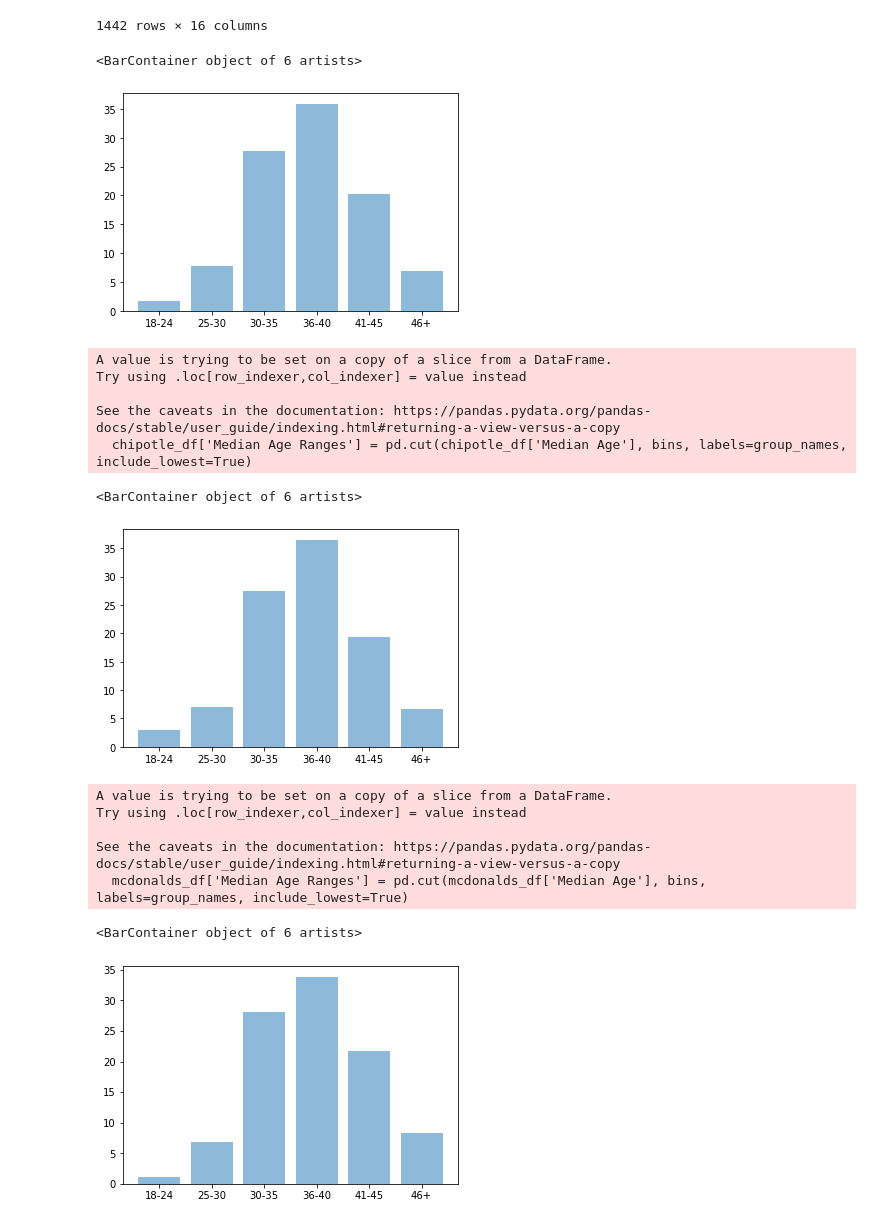
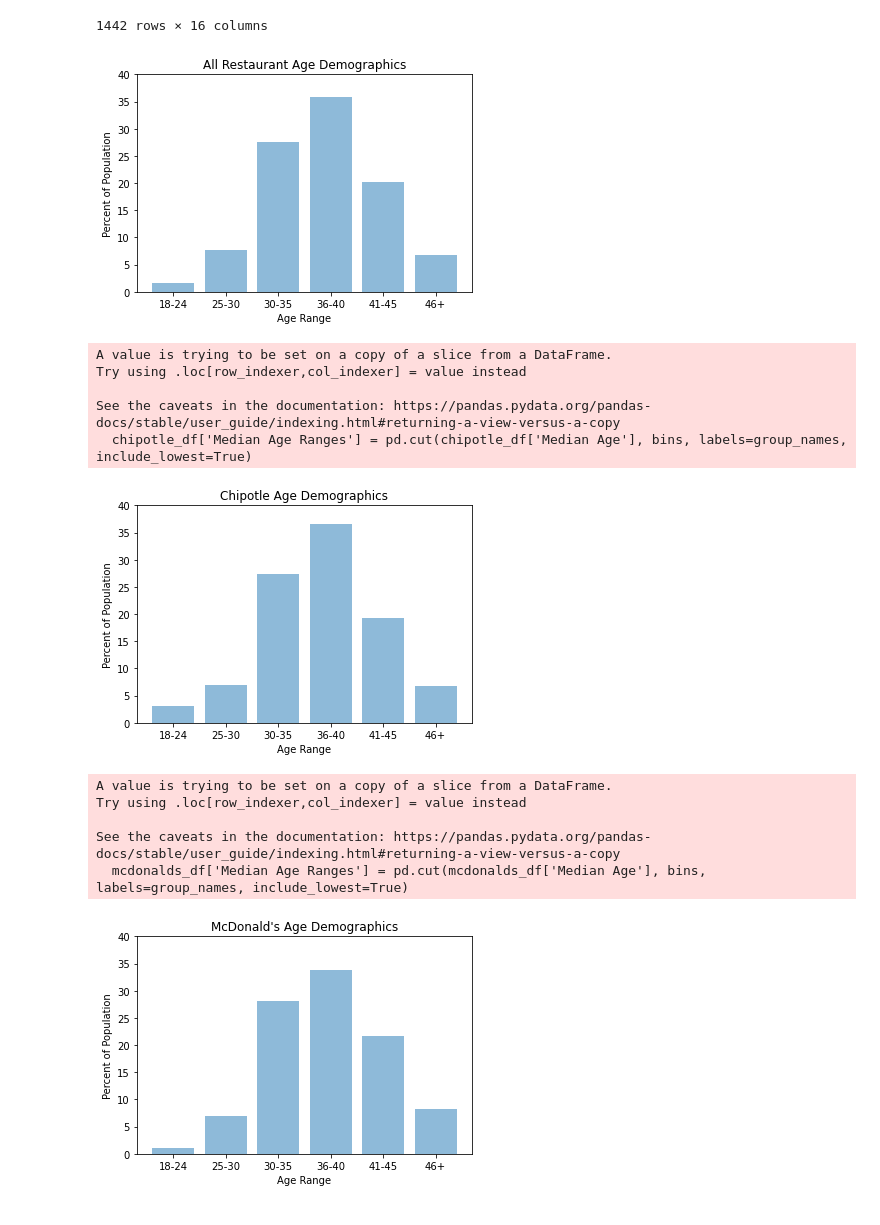
Before and after one commit to JeniLam/Project1_Group2, a Jupyter notebook: age_demographics.ipynb, the cells around one changed output. Drawn from its saved outputs; the diff is of its cells as text; code cells hidden in the pictures.

Commit message:
Cleanup of age demographics file

```diff
--- a/age_demographics.ipynb
+++ b/age_demographics.ipynb
@@ -47,36 +47,40 @@ yum_df = rest_df.loc[(rest_df['Name'] == "Taco Bell") |
 #Determine age bins for each restaurant
 
 rest_df['Median Age'].min()
 #min value = 19
 rest_df['Median Age'].max()
 #max value = 86
 
 #Create bins for each age group
 
 bins = [18, 25, 31, 36, 41, 46, 9999]
 group_names = ["18-24", "25-30", "30-35", "36-40", "41-45", "46+"]
 
 #Create age groupings data frame
 
 rest_df['Median Age Ranges'] = pd.cut(rest_df['Median Age'], bins, labels=group_names, include_lowest=True)
 
-age_range_group = rest_df.groupby('Median Age Ranges')
+age_range_group = rest_df.groupby(['Median Age Ranges', ''])
 
 #Determine percentage in age group
 
 rest_age_count = age_range_group.count()
 
 rest_age_percent = (rest_age_count['Name']/rest_age_count['Name'].sum())*100
 
 rest_age_df = pd.DataFrame({"Total Count": rest_age_count["Name"],
                        "Percent": rest_age_percent})
 
 #Create bar gaph with info
 
 plt.bar(group_names, rest_age_df['Percent'], alpha=0.5, align='center')
+plt.ylim(0, 40)
+plt.title("All Restaurant Age Demographics")
+plt.xlabel("Age Range")
+plt.ylabel("Percent of Population")
+plt.show()
 # %% [output]
-<BarContainer object of 6 artists>
-[figure, old version]
+[figure, new version]
 # %%
 # Create Chipotle age groupings
 
@@ -95,14 +99,18 @@ chipotle_age_df = pd.DataFrame({"Total Count": chipotle_age_count["Name"],
 #Create bar graph for Chipotle age range percents
 
 plt.bar(group_names, chipotle_age_df['Chipotle Percent'], alpha=0.5, align='center')
+plt.ylim(0, 40)
+plt.title("Chipotle Age Demographics")
+plt.xlabel("Age Range")
+plt.ylabel("Percent of Population")
+plt.show()
 # %% [output]
 A value is trying to be set on a copy of a slice from a DataFrame.
 Try using .loc[row_indexer,col_indexer] = value instead
 
 See the caveats in the documentation: https://pandas.pydata.org/pandas-docs/stable/user_guide/indexing.html#returning-a-view-versus-a-copy
   chipotle_df['Median Age Ranges'] = pd.cut(chipotle_df['Median Age'], bins, labels=group_names, include_lowest=True)
-<BarContainer object of 6 artists>
-[figure, old version]
+[figure, new version]
 # %%
 # Create McDonald's age groupings
 
@@ -118,14 +126,18 @@ mcdonalds_age_df = pd.DataFrame({"Total Count": mcdonalds_age_count["Name"],
                        "McDonald's Percent": mcdonalds_percent})
 
 plt.bar(group_names, mcdonalds_age_df["McDonald's Percent"], alpha=0.5, align='center')
+plt.ylim(0, 40)
+plt.title("McDonald's Age Demographics")
+plt.xlabel("Age Range")
+plt.ylabel("Percent of Population")
+plt.show()
 # %% [output]
 A value is trying to be set on a copy of a slice from a DataFrame.
 Try using .loc[row_indexer,col_indexer] = value instead
 
 See the caveats in the documentation: https://pandas.pydata.org/pandas-docs/stable/user_guide/indexing.html#returning-a-view-versus-a-copy
   mcdonalds_df['Median Age Ranges'] = pd.cut(mcdonalds_df['Median Age'], bins, labels=group_names, include_lowest=True)
-<BarContainer object of 6 artists>
-[figure, old version]
+[figure, new version]
 # %%
 # Create YUM age groupings
 
```
Also changed, not shown: parts of 1 cell of this notebook.
